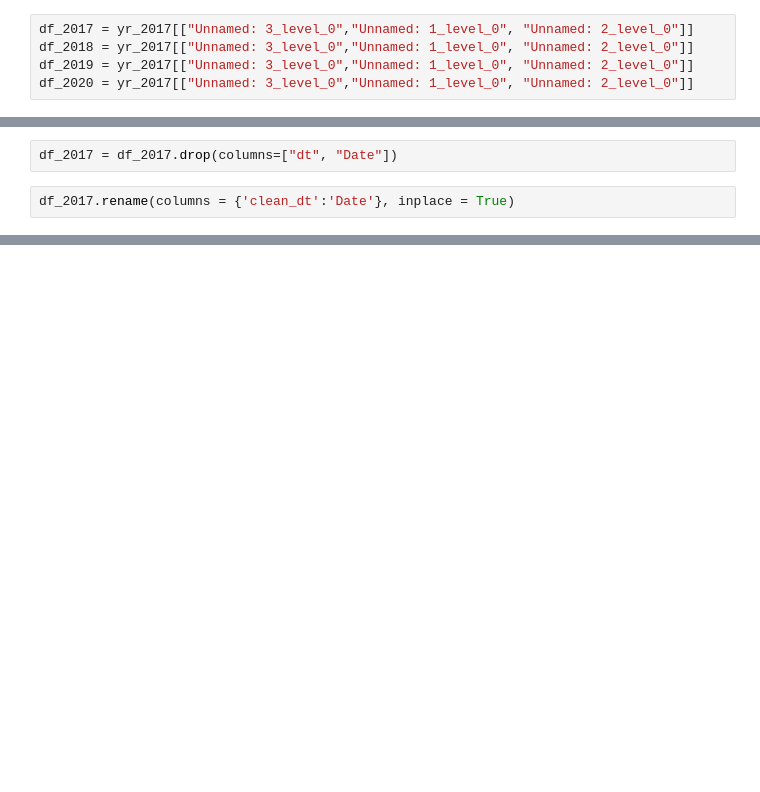
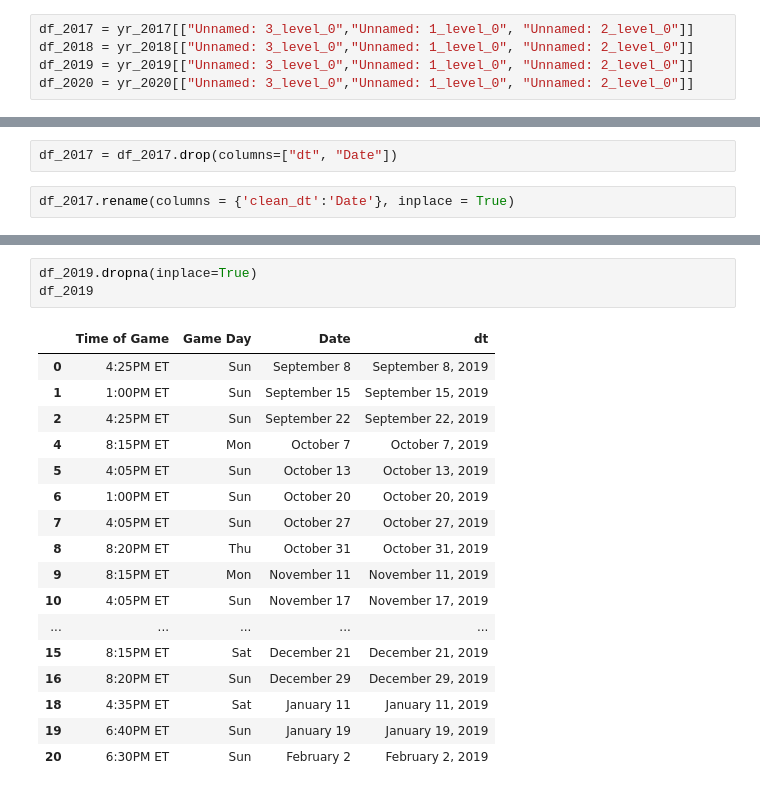
Before and after one commit to sheldon217/Project_2, a Jupyter notebook: Project_Rich.ipynb, the cells around one changed output, grey strips where cells are left out. Drawn from its saved outputs; the diff is of its cells as text; blank space fills up the shorter version.

```diff
--- a/Project_Rich.ipynb
+++ b/Project_Rich.ipynb
@@ -213,8 +214,8 @@ memory usage: 4.2+ KB
 # %%
 df_2017 = yr_2017[["Unnamed: 3_level_0","Unnamed: 1_level_0", "Unnamed: 2_level_0"]]
-df_2018 = yr_2017[["Unnamed: 3_level_0","Unnamed: 1_level_0", "Unnamed: 2_level_0"]]
-df_2019 = yr_2017[["Unnamed: 3_level_0","Unnamed: 1_level_0", "Unnamed: 2_level_0"]]
-df_2020 = yr_2017[["Unnamed: 3_level_0","Unnamed: 1_level_0", "Unnamed: 2_level_0"]]
+df_2018 = yr_2018[["Unnamed: 3_level_0","Unnamed: 1_level_0", "Unnamed: 2_level_0"]]
+df_2019 = yr_2019[["Unnamed: 3_level_0","Unnamed: 1_level_0", "Unnamed: 2_level_0"]]
+df_2020 = yr_2020[["Unnamed: 3_level_0","Unnamed: 1_level_0", "Unnamed: 2_level_0"]]
 # %%
 # yr_2017.set_index("Unnamed: 2_level_0", inplace=True)
 # yr_2018.set_index("Unnamed: 2_level_0", inplace=True)
@@ -313,0 +344,21 @@ df_2017
+# %%
+df_2019.dropna(inplace=True)
+df_2019
+# %% [output]
+|  | Time of Game | Game Day | Date | dt |
+| 0 | 4:25PM ET | Sun | September 8 | September 8, 2019 |
+| 1 | 1:00PM ET | Sun | September 15 | September 15, 2019 |
+| 2 | 4:25PM ET | Sun | September 22 | September 22, 2019 |
+| 4 | 8:15PM ET | Mon | October 7 | October 7, 2019 |
+| 5 | 4:05PM ET | Sun | October 13 | October 13, 2019 |
+| 6 | 1:00PM ET | Sun | October 20 | October 20, 2019 |
+| 7 | 4:05PM ET | Sun | October 27 | October 27, 2019 |
+| 8 | 8:20PM ET | Thu | October 31 | October 31, 2019 |
+| 9 | 8:15PM ET | Mon | November 11 | November 11, 2019 |
+| 10 | 4:05PM ET | Sun | November 17 | November 17, 2019 |
+| ... | ... | ... | ... | ... |
+| 15 | 8:15PM ET | Sat | December 21 | December 21, 2019 |
+| 16 | 8:20PM ET | Sun | December 29 | December 29, 2019 |
+| 18 | 4:35PM ET | Sat | January 11 | January 11, 2019 |
+| 19 | 6:40PM ET | Sun | January 19 | January 19, 2019 |
+| 20 | 6:30PM ET | Sun | February 2 | February 2, 2019 |
```
Also changed, not shown: parts of 25 cells of this notebook.
